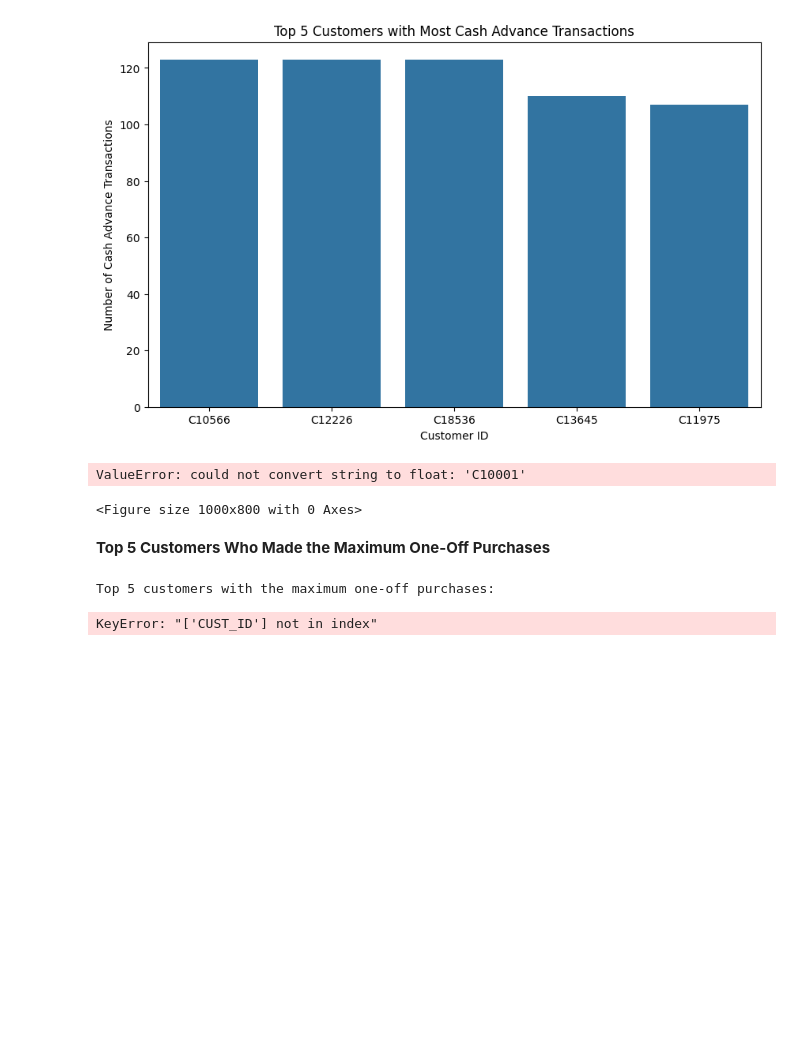
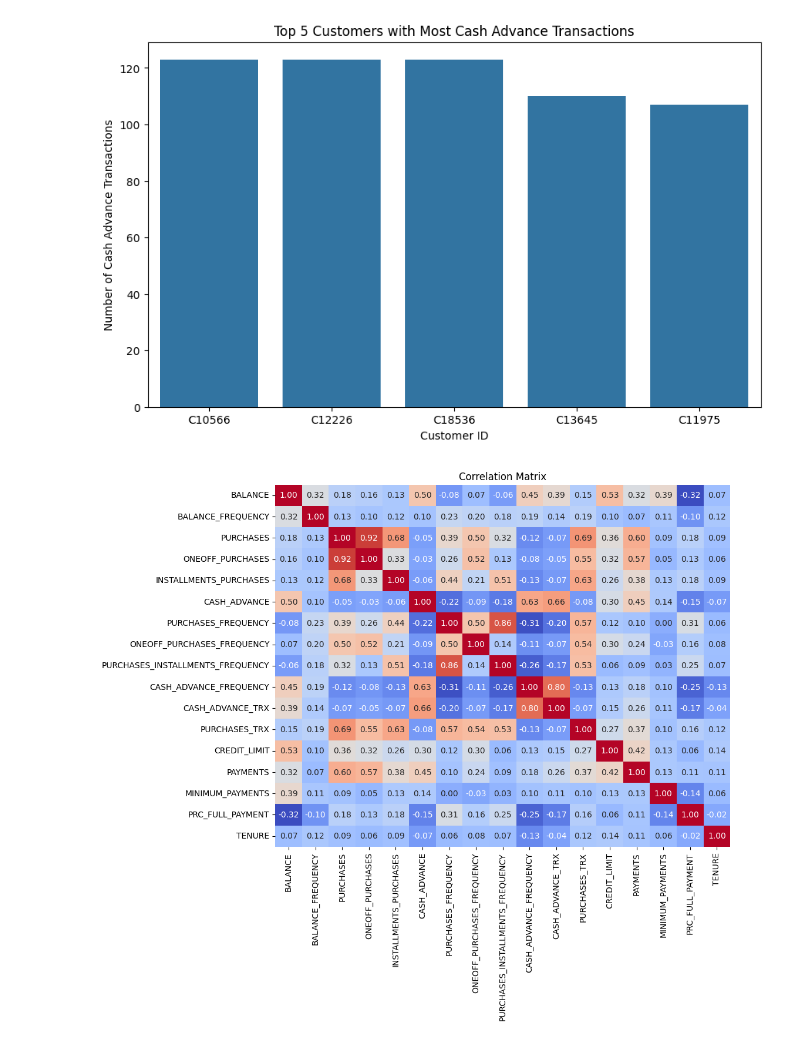
Before and after one commit to Cynthiachelangat/customersegmentation, a Jupyter notebook: bankclustering.ipynb, the cells around one changed output. Drawn from its saved outputs; the diff is of its cells as text; code cells hidden in the pictures; blank space fills up the shorter version.

```diff
--- a/bankclustering.ipynb
+++ b/bankclustering.ipynb
@@ -317,30 +319,14 @@ plt.show()
 # %% [output]
 [figure]
 # %%
+# Exclude CUST_ID column for correlation matrix
+credictcardData_numeric = credictcardData.drop(columns=['CUST_ID'])
+
 # Correlation Matrix
 plt.figure(figsize=(10, 8))
-corr_matrix = credictcardData.corr()
-sns.heatmap(corr_matrix, annot=True, cmap='coolwarm', fmt=".2f")
+corr_matrix = credictcardData_numeric.corr()
+sns.heatmap(corr_matrix, annot=True, cmap='coolwarm', fmt=".2f", cbar=False)
 plt.title('Correlation Matrix')
 plt.show()
 # %% [output]
-ValueError: could not convert string to float: 'C10001'
-<Figure size 1000x800 with 0 Axes>
+[figure, added]
-# %% [markdown]
-**Top 5 Customers Who Made the Maximum One-Off Purchases**
-# %%
-# Find the top 5 customers with the maximum one-off purchases
-top5_oneoff_purchase = credictcardData.nlargest(5, 'ONEOFF_PURCHASES')
-print("Top 5 customers with the maximum one-off purchases:")
-print(top5_oneoff_purchase[['CUST_ID', 'ONEOFF_PURCHASES']])
-
-# Plotting
-plt.figure(figsize=(10, 6))
-sns.barplot(x='CUST_ID', y='ONEOFF_PURCHASES', data=top5_oneoff_purchase)
-plt.title('Top 5 Customers with Maximum One-Off Purchases')
-plt.xlabel('Customer ID')
-plt.ylabel('One-Off Purchase Amount')
-plt.show()
-# %% [output]
-Top 5 customers with the maximum one-off purchases:
-KeyError: "['CUST_ID'] not in index"
```
Also changed, not shown: parts of 8 cells of this notebook.
